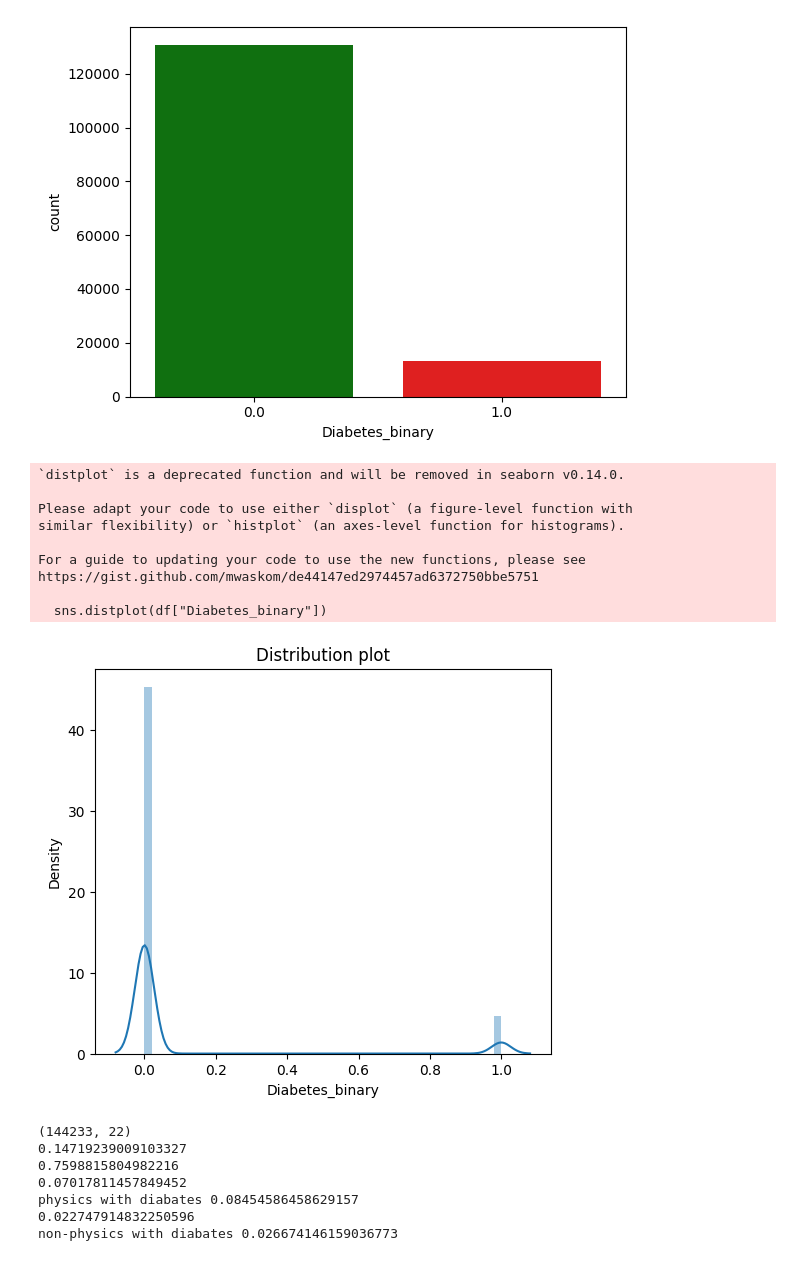
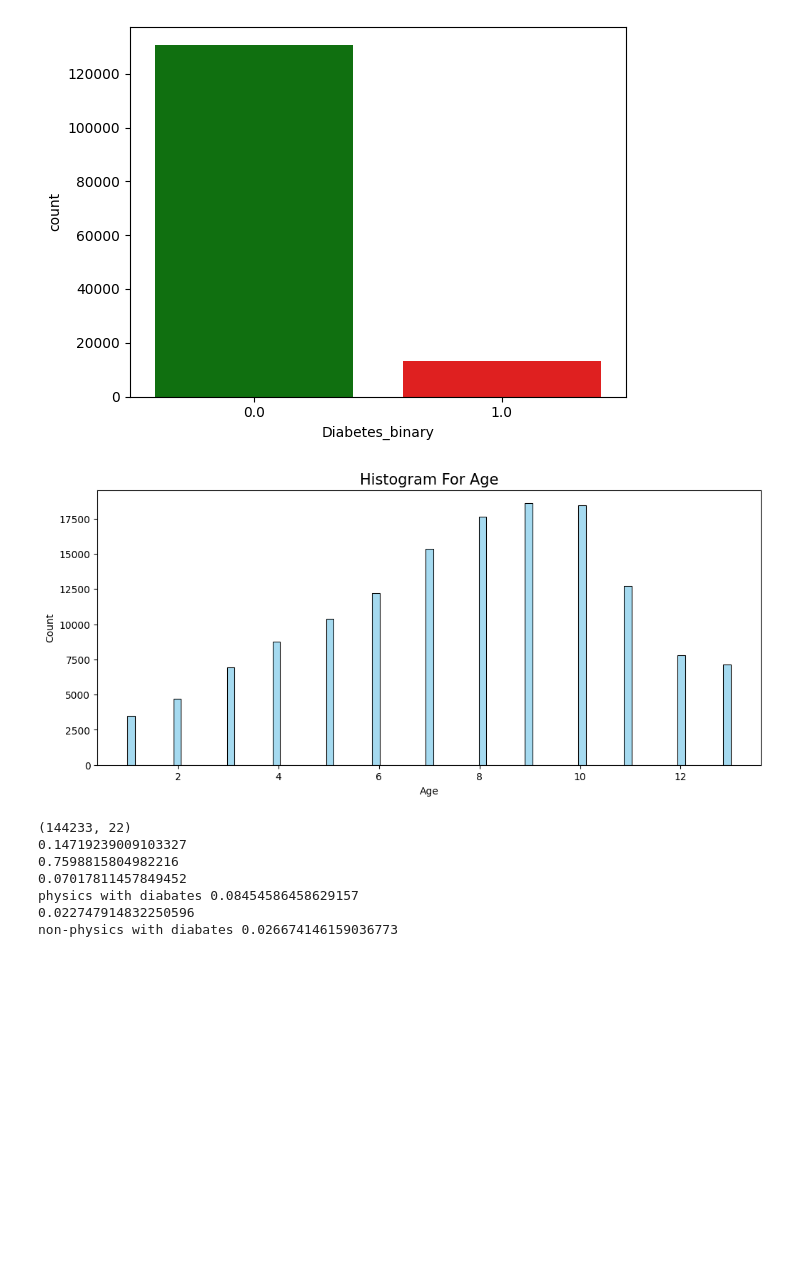
Before and after one commit to HEMANTHKUMARANNAM/AI-GENIUS, a Jupyter notebook: diabetic.ipynb, the cells around one changed output. Cells and saved outputs as stored; diff of their text form; code cells hidden in the pictures; blank space fills up the shorter version.

```diff
--- a/diabetic.ipynb
+++ b/diabetic.ipynb
@@ -243,22 +243,10 @@ Passing `palette` without assigning `hue` is deprecated and will be removed in v
   sns.countplot(x='Diabetes_binary',data=df,palette=['g','r'])
 <Axes: xlabel='Diabetes_binary', ylabel='count'>
 [figure]
-# %%
-plt.figure(figsize=(20,5))
-
-plt.subplot(1,3,2)
-plt.title('Distribution plot')
-sns.distplot(df["Diabetes_binary"])
-
-plt.show()
-# %% [output]
-`distplot` is a deprecated function and will be removed in seaborn v0.14.0.
-
-Please adapt your code to use either `displot` (a figure-level function with
-similar flexibility) or `histplot` (an axes-level function for histograms).
-
-For a guide to updating your code to use the new functions, please see
-https://gist.github.com/mwaskom/de44147ed2974457ad6372750bbe5751
-
-  sns.distplot(df["Diabetes_binary"])
-[figure, removed]
+# %%
+plt.figure(figsize=(12,5))
+sns.histplot(data['Age'],kde=False,color='skyblue')
+plt.title('Histogram For Age', size=15)
+plt.show()
+# %% [output]
+[figure, added]
```
Also changed, not shown: parts of 2 cells of this notebook, 2 other files.
